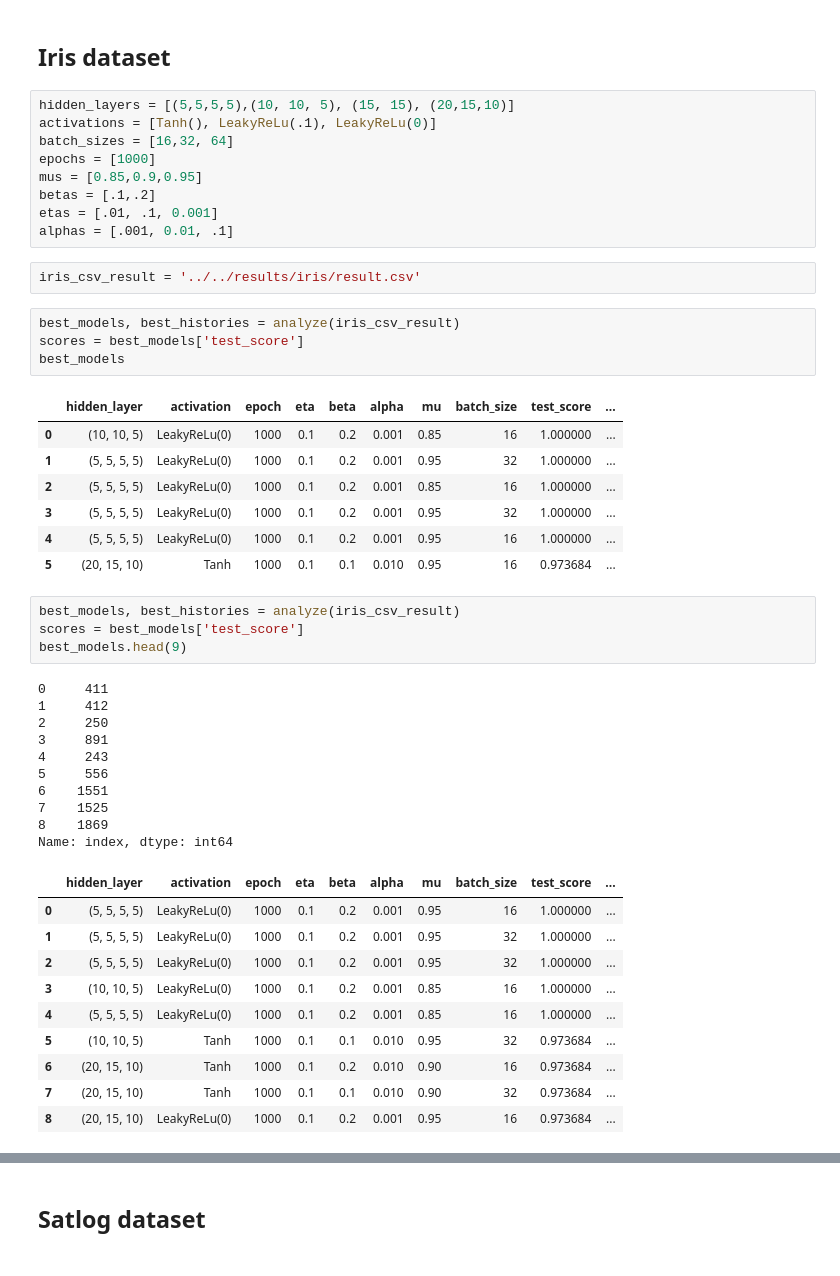
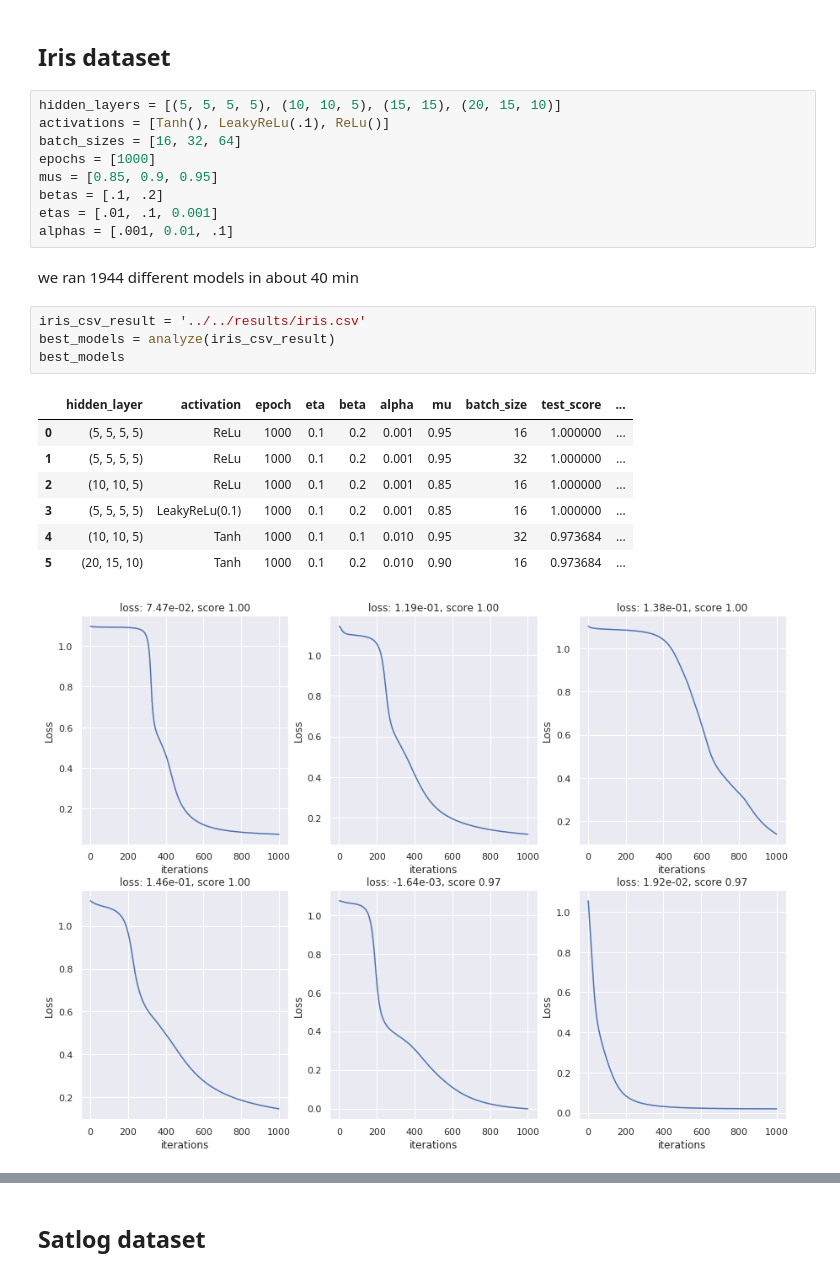
Before and after one commit to alirezaafzalaghaei/neural-netwroks-from-scratch, a Jupyter notebook: module/examples/Report.ipynb, the cells around one changed output, grey strips where cells are left out. Saved outputs shown, nothing was run; the diff lists cells and outputs as text.

```diff
--- a/module/examples/Report.ipynb
+++ b/module/examples/Report.ipynb
@@ -37,50 +97,26 @@ from nn.mlp.activations import *
 # %% [markdown]
 ## Iris dataset
 # %%
-hidden_layers = [(5,5,5,5),(10, 10, 5), (15, 15), (20,15,10)]
-activations = [Tanh(), LeakyReLu(.1), LeakyReLu(0)]
-batch_sizes = [16,32, 64]
+hidden_layers = [(5, 5, 5, 5), (10, 10, 5), (15, 15), (20, 15, 10)]
+activations = [Tanh(), LeakyReLu(.1), ReLu()]
+batch_sizes = [16, 32, 64]
 epochs = [1000]
-mus = [0.85,0.9,0.95]
-betas = [.1,.2]
+mus = [0.85, 0.9, 0.95]
+betas = [.1, .2]
 etas = [.01, .1, 0.001]
 alphas = [.001, 0.01, .1]
+# %% [markdown]
+we ran 1944 different models in about 40 min
 # %%
-iris_csv_result = '../../results/iris/result.csv'
+iris_csv_result = '../../results/iris.csv'
+best_models = analyze(iris_csv_result)
+best_models
+# %% [output]
+|  | hidden_layer | activation | epoch | eta | beta | alpha | mu | batch_size | test_score | ... |
+| 0 | (5, 5, 5, 5) | ReLu | 1000 | 0.1 | 0.2 | 0.001 | 0.95 | 16 | 1.000000 | ... |
+| 1 | (5, 5, 5, 5) | ReLu | 1000 | 0.1 | 0.2 | 0.001 | 0.95 | 32 | 1.000000 | ... |
+| 2 | (10, 10, 5) | ReLu | 1000 | 0.1 | 0.2 | 0.001 | 0.85 | 16 | 1.000000 | ... |
+| 3 | (5, 5, 5, 5) | LeakyReLu(0.1) | 1000 | 0.1 | 0.2 | 0.001 | 0.85 | 16 | 1.000000 | ... |
+| 4 | (10, 10, 5) | Tanh | 1000 | 0.1 | 0.1 | 0.010 | 0.95 | 32 | 0.973684 | ... |
+| 5 | (20, 15, 10) | Tanh | 1000 | 0.1 | 0.2 | 0.010 | 0.90 | 16 | 0.973684 | ... |
+[figure, added]
-# %%
-best_models, best_histories = analyze(iris_csv_result)
-scores = best_models['test_score']
-best_models
-# %% [output]
-|  | hidden_layer | activation | epoch | eta | beta | alpha | mu | batch_size | test_score | ... |
-| 0 | (10, 10, 5) | LeakyReLu(0) | 1000 | 0.1 | 0.2 | 0.001 | 0.85 | 16 | 1.000000 | ... |
-| 1 | (5, 5, 5, 5) | LeakyReLu(0) | 1000 | 0.1 | 0.2 | 0.001 | 0.95 | 32 | 1.000000 | ... |
-| 2 | (5, 5, 5, 5) | LeakyReLu(0) | 1000 | 0.1 | 0.2 | 0.001 | 0.85 | 16 | 1.000000 | ... |
-| 3 | (5, 5, 5, 5) | LeakyReLu(0) | 1000 | 0.1 | 0.2 | 0.001 | 0.95 | 32 | 1.000000 | ... |
-| 4 | (5, 5, 5, 5) | LeakyReLu(0) | 1000 | 0.1 | 0.2 | 0.001 | 0.95 | 16 | 1.000000 | ... |
-| 5 | (20, 15, 10) | Tanh | 1000 | 0.1 | 0.1 | 0.010 | 0.95 | 16 | 0.973684 | ... |
-# %%
-best_models, best_histories = analyze(iris_csv_result)
-scores = best_models['test_score']
-best_models.head(9)
-# %% [output]
-0     411
-1     412
-2     250
-3     891
-4     243
-5     556
-6    1551
-7    1525
-8    1869
-Name: index, dtype: int64
-|  | hidden_layer | activation | epoch | eta | beta | alpha | mu | batch_size | test_score | ... |
-| 0 | (5, 5, 5, 5) | LeakyReLu(0) | 1000 | 0.1 | 0.2 | 0.001 | 0.95 | 16 | 1.000000 | ... |
-| 1 | (5, 5, 5, 5) | LeakyReLu(0) | 1000 | 0.1 | 0.2 | 0.001 | 0.95 | 32 | 1.000000 | ... |
-| 2 | (5, 5, 5, 5) | LeakyReLu(0) | 1000 | 0.1 | 0.2 | 0.001 | 0.95 | 32 | 1.000000 | ... |
-| 3 | (10, 10, 5) | LeakyReLu(0) | 1000 | 0.1 | 0.2 | 0.001 | 0.85 | 16 | 1.000000 | ... |
-| 4 | (5, 5, 5, 5) | LeakyReLu(0) | 1000 | 0.1 | 0.2 | 0.001 | 0.85 | 16 | 1.000000 | ... |
-| 5 | (10, 10, 5) | Tanh | 1000 | 0.1 | 0.1 | 0.010 | 0.95 | 32 | 0.973684 | ... |
-| 6 | (20, 15, 10) | Tanh | 1000 | 0.1 | 0.2 | 0.010 | 0.90 | 16 | 0.973684 | ... |
-| 7 | (20, 15, 10) | Tanh | 1000 | 0.1 | 0.1 | 0.010 | 0.90 | 32 | 0.973684 | ... |
-| 8 | (20, 15, 10) | LeakyReLu(0) | 1000 | 0.1 | 0.2 | 0.001 | 0.95 | 16 | 0.973684 | ... |
```
Also changed, not shown: parts of 20 cells of this notebook.
